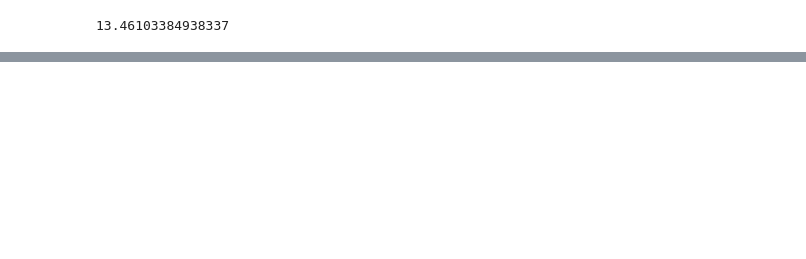
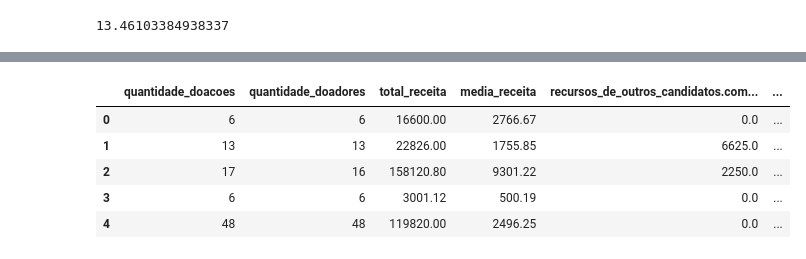
Before and after one commit to rayanarocha/machinelearning, a Jupyter notebook: previsão-de-votação-de-deputados/previsao_votacao_deputados.ipynb, the cells around one changed output, grey strips where cells are left out. Drawn from its saved outputs; the diff is of its cells as text; code cells hidden in the pictures; blank space fills up the shorter version.

```diff
--- a/previsão-de-votação-de-deputados/previsao_votacao_deputados.ipynb
+++ b/previsão-de-votação-de-deputados/previsao_votacao_deputados.ipynb
@@ -27,0 +67,4 @@ test.head(3)
+# %%
+x_train = train.loc[:,'partido':'ocupacao']
+x_test = test.loc[:,'partido':'ocupacao']
+x_train.head(3)
@@ -236,9 +101,0 @@ train2006.head(3)
-# %%
-x_train = train.drop('votos', axis=1)
-y_train = train['votos']
-
-x_test = test.drop('votos', axis=1)
-y_test = test['votos']
-
-x_all = sample.drop('votos', axis=1)
-y_all = sample['votos']
@@ -265,3 +101,0 @@ Treinando o modelo com os dados de treino
-# %%
-reg = LinearRegression()
-reg.fit(x_train, y_train)
@@ -363,4 +101,0 @@ gerar_vis_validacao(ridge_variance, alphas, "Variance")
-# %%
-model_ridge = Ridge(alpha=2)
-
-model_ridge.fit(x_train, y_train)
@@ -527,0 +118,10 @@ O modelo Ridge devido ao seu RMSE de 0,88 e também podemos observar que no grá
+# %%
+numeric_features = x_train.dtypes[x_train.dtypes != "object"].index
+x_train[numeric_features][:5]
+# %% [output]
+|  | quantidade_doacoes | quantidade_doadores | total_receita | media_receita | recursos_de_outros_candidatos.com... | ... |
+| 0 | 6 | 6 | 16600.00 | 2766.67 | 0.0 | ... |
+| 1 | 13 | 13 | 22826.00 | 1755.85 | 6625.0 | ... |
+| 2 | 17 | 16 | 158120.80 | 9301.22 | 2250.0 | ... |
+| 3 | 6 | 6 | 3001.12 | 500.19 | 0.0 | ... |
+| 4 | 48 | 48 | 119820.00 | 2496.25 | 0.0 | ... |
```
Also changed, not shown: parts of 181 cells of this notebook.
